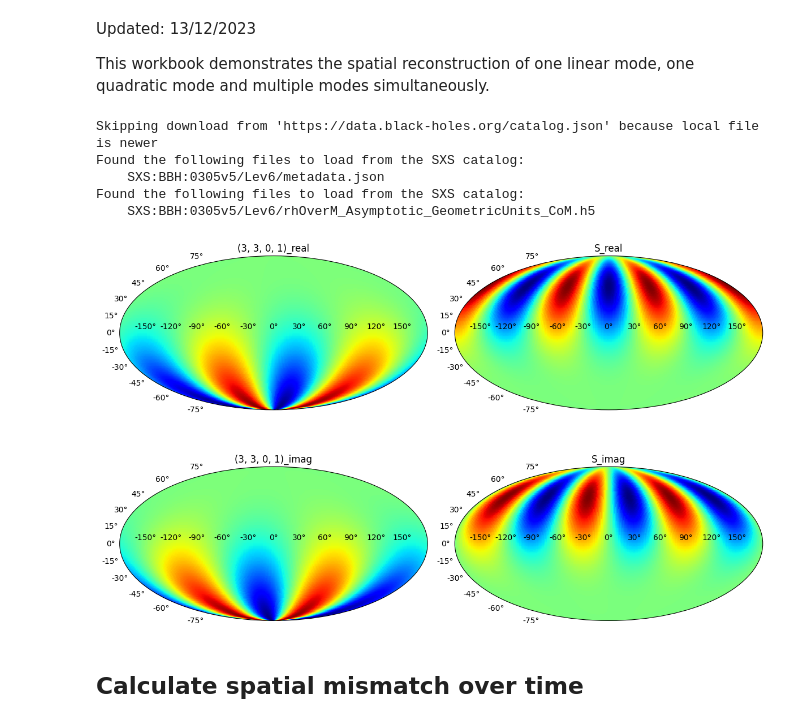
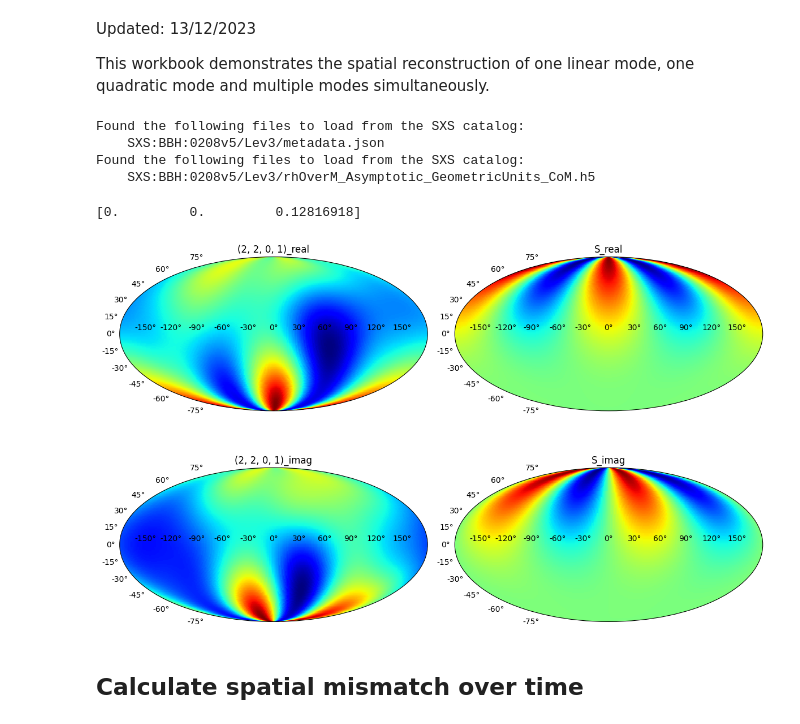
Before and after one commit to Richardvnd/quadratic_qnm, a Jupyter notebook: spatial_reconstruction_of_QNMs.ipynb, the cells around one changed output. Saved outputs shown, nothing was run; the diff lists cells and outputs as text; code cells hidden in the pictures.

```diff
--- a/spatial_reconstruction_of_QNMs.ipynb
+++ b/spatial_reconstruction_of_QNMs.ipynb
@@ -17,13 +17,17 @@ t0 = {0:40., 1:18.5, 2:12., 3:8., 4:5.5, 5:3., 6:1.5, 7:0.}[n_max]
 # %%
 # TO DO: import data properly
 
-sim = qnmfits.SXS(ID=305, zero_time=(2,2))
+#sim = qnmfits.SXS(ID=208, zero_time=(2,2), transform = 'rotation')
+sim = qnmfits.SXS(ID=1442, zero_time=(2,2), transform = 'rotation')
 # %% [output]
-Skipping download from 'https://data.black-holes.org/catalog.json' because local file is newer
 Found the following files to load from the SXS catalog:
-    SXS:BBH:0305v5/Lev6/metadata.json
+    SXS:BBH:0208v5/Lev3/metadata.json
 Found the following files to load from the SXS catalog:
-    SXS:BBH:0305v5/Lev6/rhOverM_Asymptotic_GeometricUnits_CoM.h5
+    SXS:BBH:0208v5/Lev3/rhOverM_Asymptotic_GeometricUnits_CoM.h5
+# %%
+print(sim.chif)
+# %% [output]
+[0.         0.         0.12816918]
 # %%
 mapping = [(2,2,0,1)]
 
@@ -44,33 +48,33 @@ best_fit_linear = qnmfits.mapping_multimode_ringdown_fit(sim.times,
 # %%
 fig, axs = plt.subplots(nrows=2, ncols=2,
                         subplot_kw={'projection': 'mollweide'},
                         figsize=(12,8))
 
 lon = np.linspace(-np.pi, np.pi, 200)
 lat = np.linspace(-np.pi/2, np.pi/2, 200)
 
-map = (3,3,0,1)
+map = (2,2,0,1)
 
 Lon, Lat = np.meshgrid(lon, lat)
 F = mode_mapping(np.pi/2-Lat, Lon, best_fit_linear, map, l_max)
 G = spheroidal(np.pi/2-Lat, Lon, map, l_max, sim.chif_mag)
 
 axs[0,0].title.set_text(str(map)+'_real')
 axs[0,0].pcolormesh(Lon, Lat, np.real(F), cmap=plt.cm.jet)
 
 axs[1,0].title.set_text(str(map)+'_imag')
 axs[1,0].pcolormesh(Lon, Lat, np.imag(F), cmap=plt.cm.jet)
 
 axs[0,1].title.set_text('S_real')
 axs[0,1].pcolormesh(Lon, Lat, np.real(G), cmap=plt.cm.jet)
 
 axs[1,1].title.set_text('S_imag')
 axs[1,1].pcolormesh(Lon, Lat, np.imag(G), cmap=plt.cm.jet)
 
 plt.tight_layout()
 plt.show()
 # %% [output]
-[figure, old version]
+[figure, new version]
 # %% [markdown]
 ## Calculate spatial mismatch over time
 # %%
```
Also changed, not shown: parts of 1 cell of this notebook, 12 other files.
